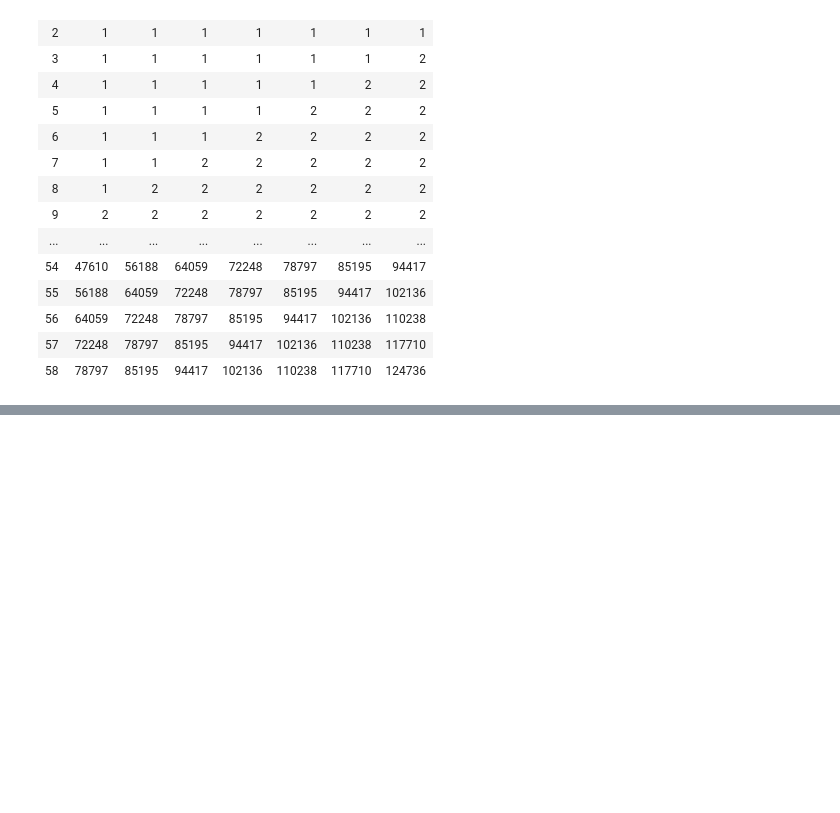
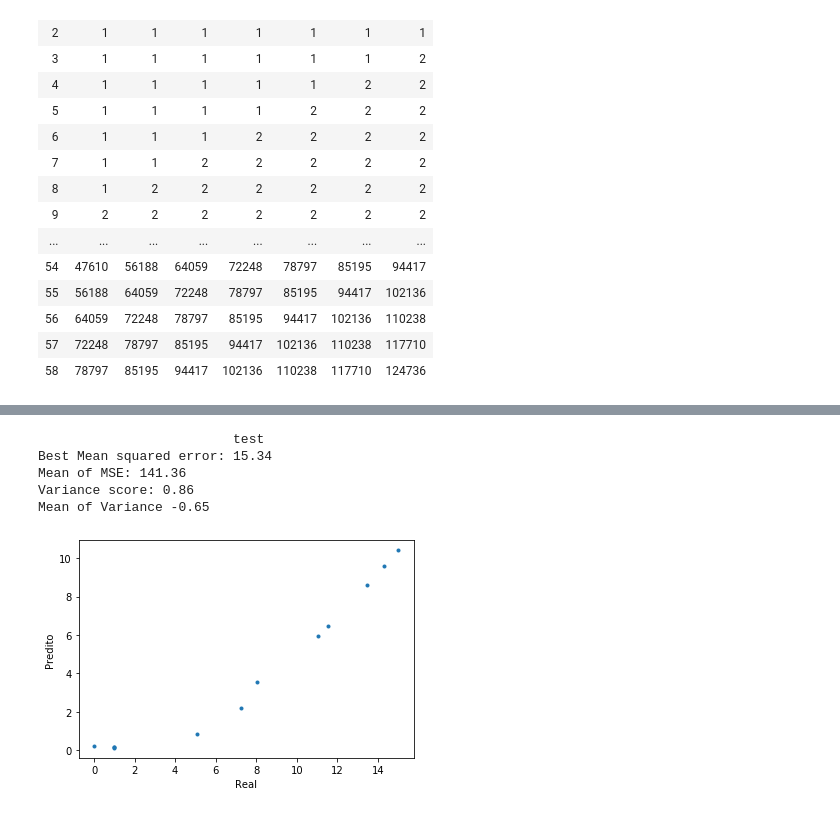
Before and after one commit to ThalesNoge/IC2019, a Jupyter notebook: CoronaVirus/covid-19MLP.ipynb, the cells around one changed output, grey strips where cells are left out. Drawn from its saved outputs; the diff is of its cells as text; code cells hidden in the pictures; blank space fills up the shorter version.

```diff
--- a/CoronaVirus/covid-19MLP.ipynb
+++ b/CoronaVirus/covid-19MLP.ipynb
@@ -86 +87,21 @@ Training MLPRegressor number  10
+# %%
+print("                         test")
+y_testsp= (y_testsp)
+y_predictsp= (Y_menor_erro_test)
+print("Best Mean squared error: %.2f"
+      % mean_squared_error(y_testsp, y_predictsp))
+print("Mean of MSE: %.2f" % statistics.mean(VetorMSElog))
+print('Variance score: %.2f' % explained_variance_score(y_testsp, y_predictsp))
+print("Mean of Variance %.2f" % statistics.mean(VetorVarlog))
+plt.scatter(y_testsp,y_predictsp,marker='.')
+plt.xlabel('Real')
+plt.ylabel('Predito')
+plt.show()
+# %% [output]
+                         test
+Best Mean squared error: 15.34
+Mean of MSE: 141.36
+Variance score: 0.86
+Mean of Variance -0.65
+[figure, added]
 # %%
```
Also changed, not shown: parts of 13 cells of this notebook, 3 other files.
